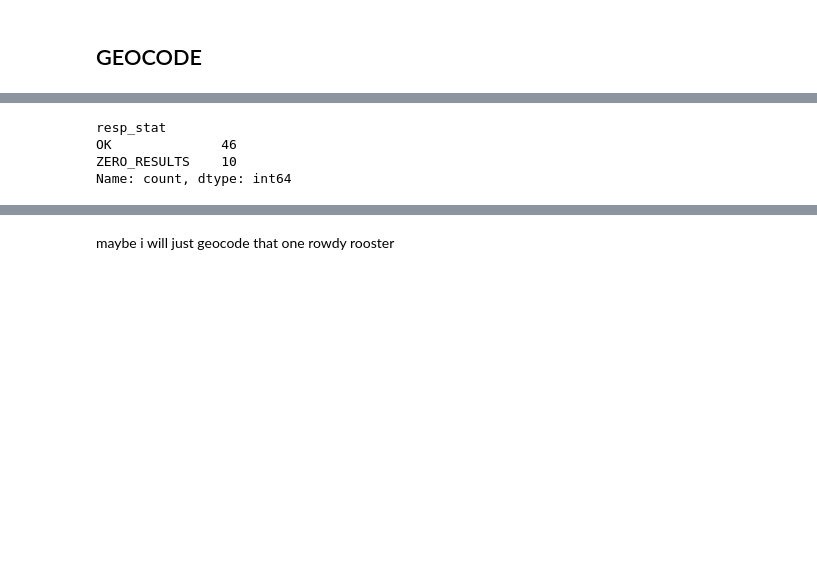
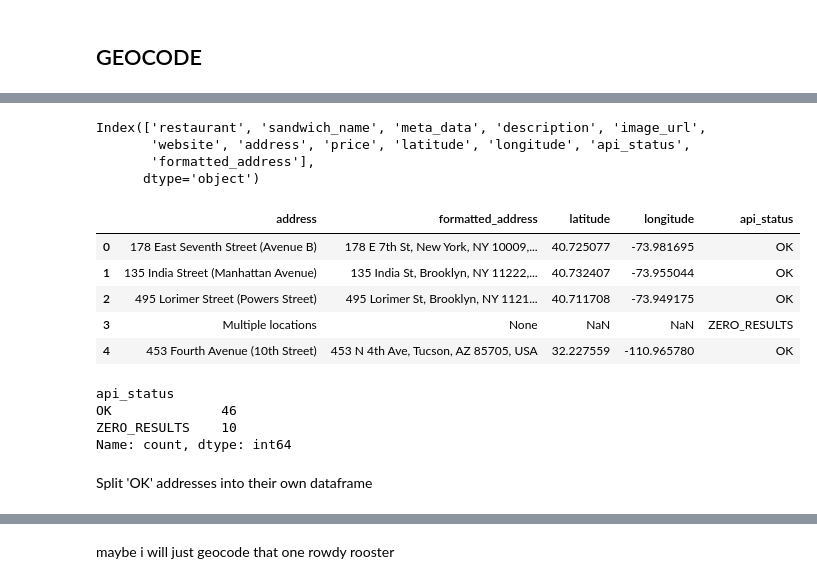
Before and after one commit to dan-dewitz/Mapping-Iconic-NYC-Sandwiches, a Jupyter notebook: create_sandwich_map.ipynb, the cells around one changed output, grey strips where cells are left out. Saved outputs shown, nothing was run; the diff lists cells and outputs as text; code cells hidden in the pictures; blank space fills up the shorter version.

```diff
--- a/create_sandwich_map.ipynb
+++ b/create_sandwich_map.ipynb
@@ -296,3 +340,0 @@ df['website'][3]
-# %%
-
-df['clean_address'] = df['address'].str.split(',').str[0]
@@ -412,7 +410,0 @@ geo_df = pd.DataFrame(geocode_results)
-# %%
-geo_df['resp_stat'].value_counts()
-# %% [output]
-resp_stat
-OK              46
-ZERO_RESULTS    10
-Name: count, dtype: int64
@@ -419 +435,26 @@ Name: count, dtype: int64
+# %%
+df.columns
+# %% [output]
+Index(['restaurant', 'sandwich_name', 'meta_data', 'description', 'image_url',
+       'website', 'address', 'price', 'latitude', 'longitude', 'api_status',
+       'formatted_address'],
+      dtype='object')
+# %%
+df[['address', 'formatted_address', 'latitude', 'longitude', 'api_status']].head()
+# %% [output]
+|  | address | formatted_address | latitude | longitude | api_status |
+| 0 | 178 East Seventh Street (Avenue B) | 178 E 7th St, New York, NY 10009,... | 40.725077 | -73.981695 | OK |
+| 1 | 135 India Street (Manhattan Avenue) | 135 India St, Brooklyn, NY 11222,... | 40.732407 | -73.955044 | OK |
+| 2 | 495 Lorimer Street (Powers Street) | 495 Lorimer St, Brooklyn, NY 1121... | 40.711708 | -73.949175 | OK |
+| 3 | Multiple locations | None | NaN | NaN | ZERO_RESULTS |
+| 4 | 453 Fourth Avenue (10th Street) | 453 N 4th Ave, Tucson, AZ 85705, USA | 32.227559 | -110.965780 | OK |
+# %%
+df['api_status'].value_counts()
+# %% [output]
+api_status
+OK              46
+ZERO_RESULTS    10
+Name: count, dtype: int64
+# %% [markdown]
+Split 'OK' addresses into their own dataframe
 # %%
```
Also changed, not shown: parts of 88 cells of this notebook, 2 other files.
